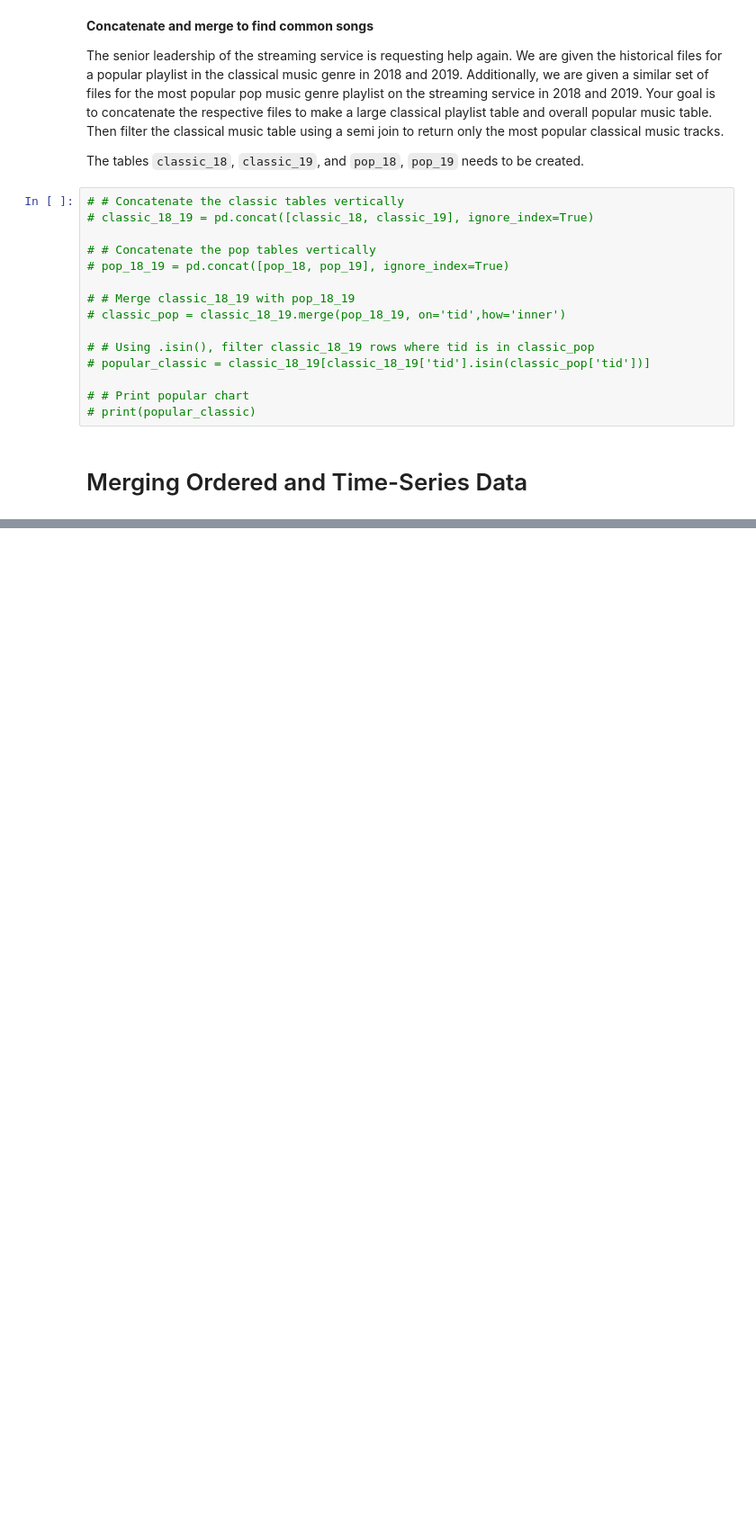
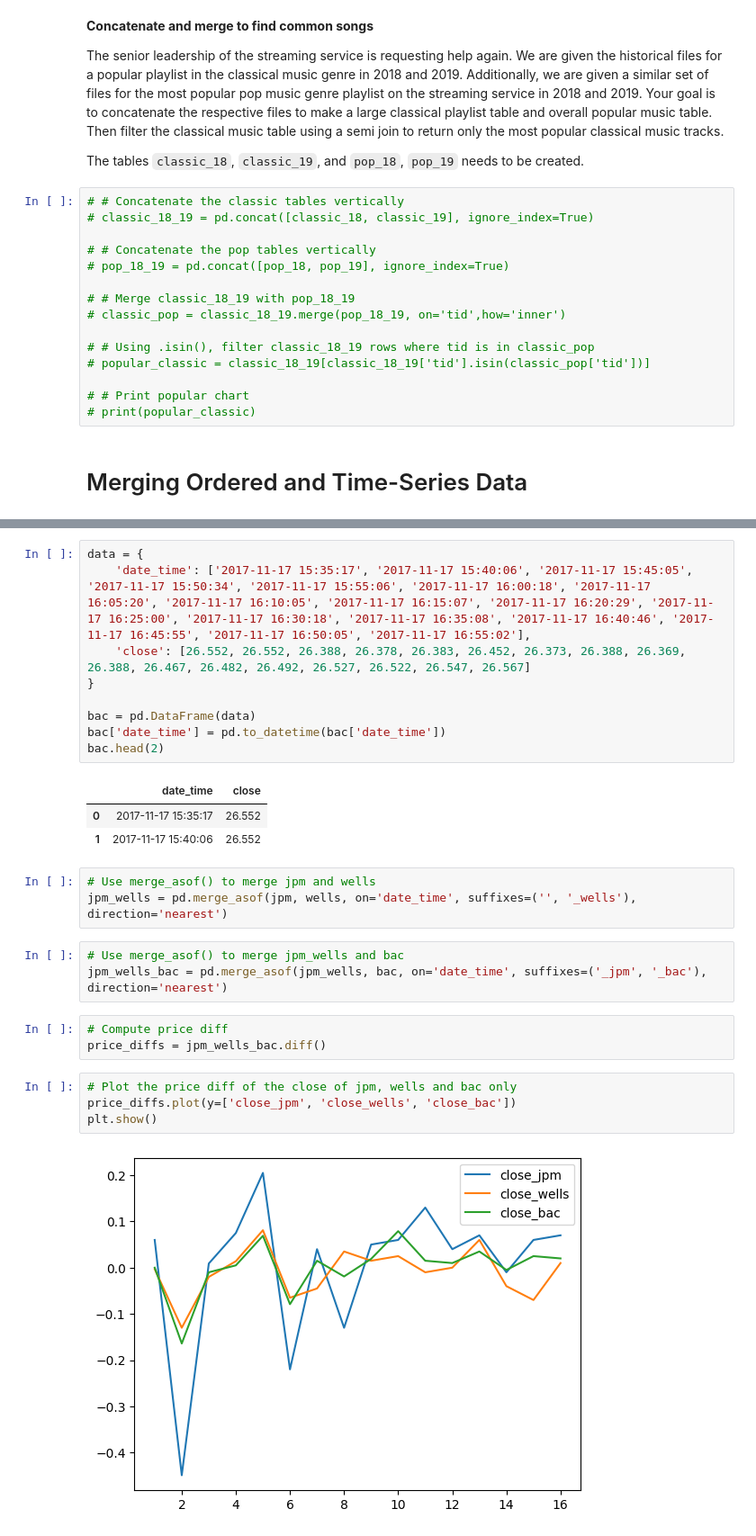
Before and after one commit to rashmishreev/the-data-repository, a Jupyter notebook: data-science-python/pandas/joining-data-pandas.ipynb, the cells around one changed output, grey strips where cells are left out. Shown: that part at 90% size. Cells and saved outputs as stored; diff of their text form; blank space fills up the shorter version.

```diff
--- a/data-science-python/pandas/joining-data-pandas.ipynb
+++ b/data-science-python/pandas/joining-data-pandas.ipynb
@@ -1335,0 +1597,28 @@ The tables `classic_18`, `classic_19`, and `pop_18`, `pop_19` needs to be create
+# %%
+data = {
+    'date_time': ['2017-11-17 15:35:17', '2017-11-17 15:40:06', '2017-11-17 15:45:05', '2017-11-17 15:50:34', '2017-11-17 15:55:06', '2017-11-17 16:00:18', '2017-11-17 16:05:20', '2017-11-17 16:10:05', '2017-11-17 16:15:07', '2017-11-17 16:20:29', '2017-11-17 16:25:00', '2017-11-17 16:30:18', '2017-11-17 16:35:08', '2017-11-17 16:40:46', '2017-11-17 16:45:55', '2017-11-17 16:50:05', '2017-11-17 16:55:02'],
+    'close': [26.552, 26.552, 26.388, 26.378, 26.383, 26.452, 26.373, 26.388, 26.369, 26.388, 26.467, 26.482, 26.492, 26.527, 26.522, 26.547, 26.567]
+}
+
+bac = pd.DataFrame(data)
+bac['date_time'] = pd.to_datetime(bac['date_time'])
+bac.head(2)
+# %% [output]
+|  | date_time | close |
+| 0 | 2017-11-17 15:35:17 | 26.552 |
+| 1 | 2017-11-17 15:40:06 | 26.552 |
+# %%
+# Use merge_asof() to merge jpm and wells
+jpm_wells = pd.merge_asof(jpm, wells, on='date_time', suffixes=('', '_wells'), direction='nearest')
+# %%
+# Use merge_asof() to merge jpm_wells and bac
+jpm_wells_bac = pd.merge_asof(jpm_wells, bac, on='date_time', suffixes=('_jpm', '_bac'), direction='nearest')
+# %%
+# Compute price diff
+price_diffs = jpm_wells_bac.diff()
+# %%
+# Plot the price diff of the close of jpm, wells and bac only
+price_diffs.plot(y=['close_jpm', 'close_wells', 'close_bac'])
+plt.show()
+# %% [output]
+[figure, added]
```
Also changed, not shown: parts of 41 cells of this notebook, 4 other files.
